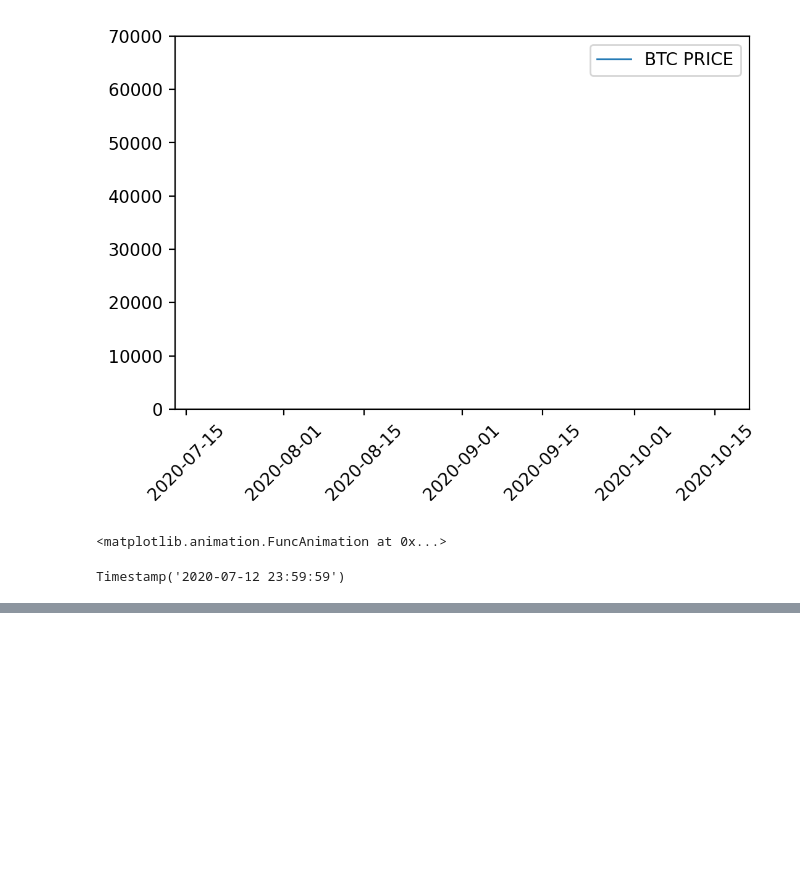
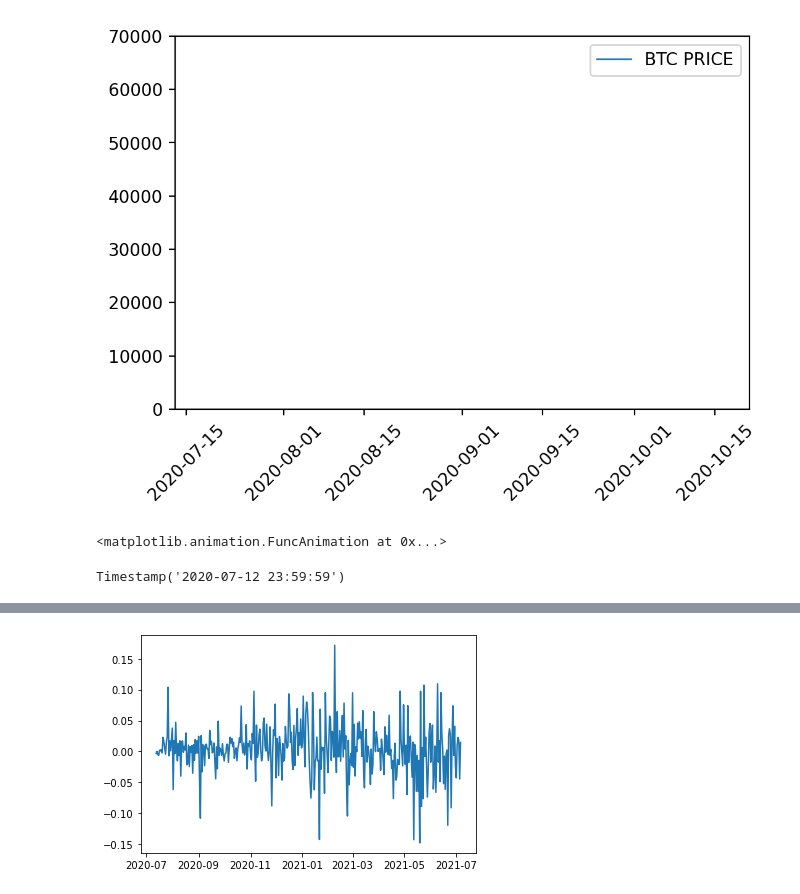
Before and after one commit to DataTortuga/crypto-pair-trade-analysis, a Jupyter notebook: BTC-ETH-Pair-Trade/BTC-ETH-Pair-Trade2.ipynb, the cells around one changed output, grey strips where cells are left out. Drawn from its saved outputs; the diff is of its cells as text; code cells hidden in the pictures; blank space fills up the shorter version.

```diff
--- a/BTC-ETH-Pair-Trade/BTC-ETH-Pair-Trade2.ipynb
+++ b/BTC-ETH-Pair-Trade/BTC-ETH-Pair-Trade2.ipynb
@@ -164,0 +215,4 @@ Timestamp('2020-07-12 23:59:59')
+# %%
+log_close_eth = b['Close']
+log_close_eth = np.log(log_close_eth)
+log_close_eth
@@ -164,0 +240,14 @@ Timestamp('2020-07-12 23:59:59')
+# %%
+spread_btc = []
+spread_eth = []
+for i in range(len(log_close_btc)):
+    if i+1 > len(log_close_btc)-1:
+        break
+
+    spread_btc.append(log_close_btc[i+1]-log_close_btc[i])
+    spread_eth.append(log_close_eth[i+1]-log_close_eth[i])
+# %%
+plt.plot(log_close_btc.index[:-1],spread_btc)
+plt.show()
+# %% [output]
+[figure, added]
```
Also changed, not shown: parts of 11 cells of this notebook.
